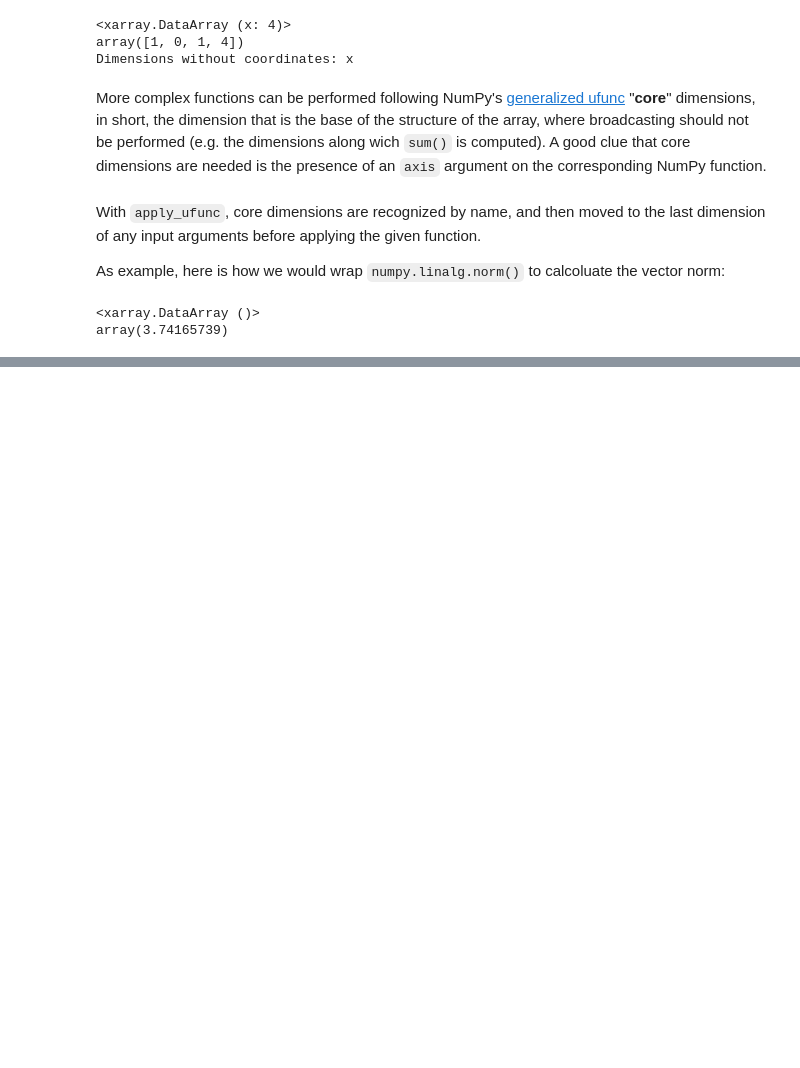
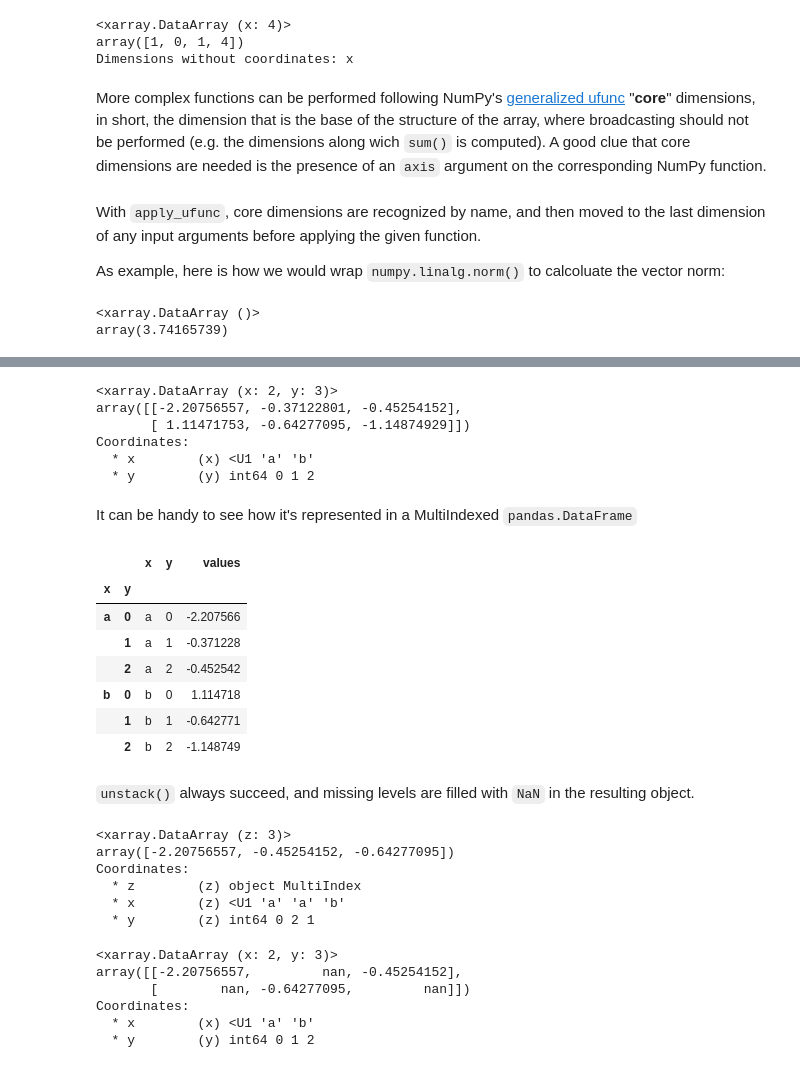
Before and after one commit to S-furi/uni-internship, a Jupyter notebook: py/src/Xarr.ipynb, the cells around one changed output, grey strips where cells are left out. Drawn from its saved outputs; the diff is of its cells as text; code cells hidden in the pictures; blank space fills up the shorter version.

```diff
--- a/py/src/Xarr.ipynb
+++ b/py/src/Xarr.ipynb
@@ -1563,0 +1837,6 @@ array(3.74165739)
+# %%
+array = xr.DataArray(
+    np.random.randn(2, 3), coords=[("x", ["a", "b"]), ("y", [0, 1, 2])]
+)
+
+array
@@ -1563,0 +1850,3 @@ array(3.74165739)
+# %%
+stacked = array.stack(z=("x", "y"))
+stacked
@@ -1563,0 +1861,43 @@ array(3.74165739)
+# %%
+stacked.unstack("z")
+# %% [output]
+<xarray.DataArray (x: 2, y: 3)>
+array([[-2.20756557, -0.37122801, -0.45254152],
+       [ 1.11471753, -0.64277095, -1.14874929]])
+Coordinates:
+  * x        (x) <U1 'a' 'b'
+  * y        (y) int64 0 1 2
+# %% [markdown]
+It can be handy to see how it's represented in a MultiIndexed `pandas.DataFrame`
+# %%
+stacked.to_dataframe(name="values")
+# %% [output]
+|  |  | x | y | values |
+| x | y |  |  |  |
+| a | 0 | a | 0 | -2.207566 |
+|  | 1 | a | 1 | -0.371228 |
+|  | 2 | a | 2 | -0.452542 |
+| b | 0 | b | 0 | 1.114718 |
+|  | 1 | b | 1 | -0.642771 |
+|  | 2 | b | 2 | -1.148749 |
+# %% [markdown]
+`unstack()` always succeed, and missing levels are filled with `NaN` in the resulting object.
+# %%
+stacked2 = stacked[::2]
+stacked2
+# %% [output]
+<xarray.DataArray (z: 3)>
+array([-2.20756557, -0.45254152, -0.64277095])
+Coordinates:
+  * z        (z) object MultiIndex
+  * x        (z) <U1 'a' 'a' 'b'
+  * y        (z) int64 0 2 1
+# %%
+stacked2.unstack("z")
+# %% [output]
+<xarray.DataArray (x: 2, y: 3)>
+array([[-2.20756557,         nan, -0.45254152],
+       [        nan, -0.64277095,         nan]])
+Coordinates:
+  * x        (x) <U1 'a' 'b'
+  * y        (y) int64 0 1 2
```
Also changed, not shown: parts of 120 cells of this notebook.
